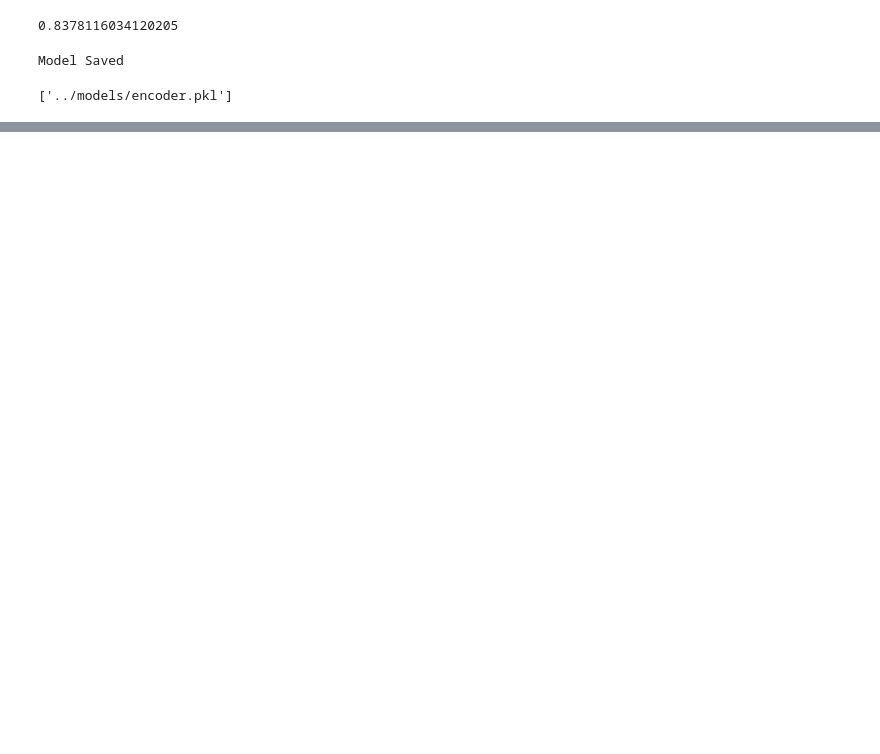
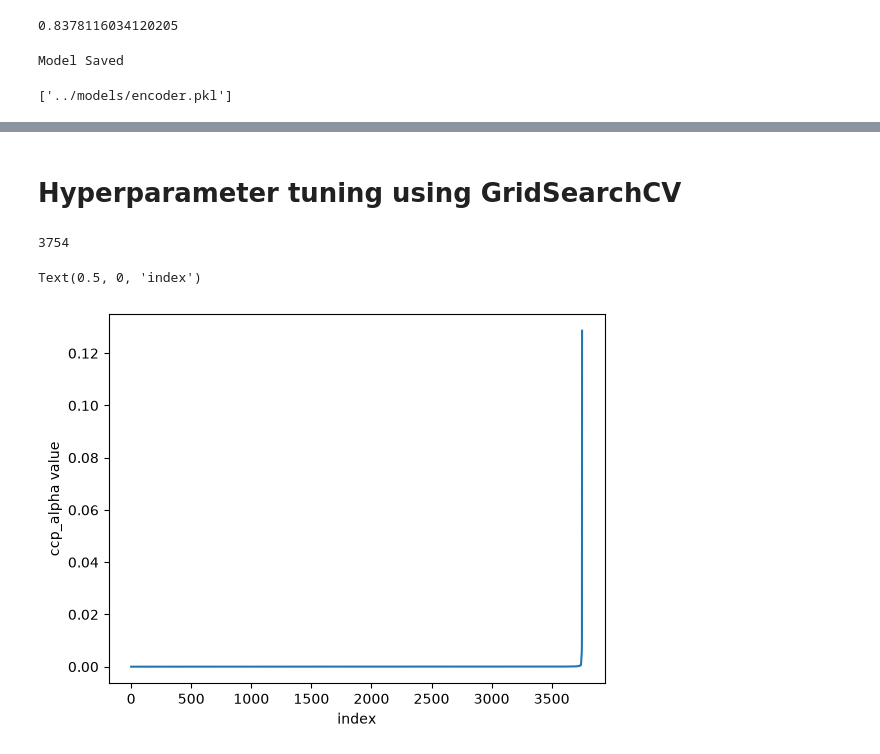
Before and after one commit to samisiraj/loan-default-prediction, a Jupyter notebook: notebooks/03_modelling.ipynb, the cells around one changed output, grey strips where cells are left out. Saved outputs shown, nothing was run; the diff lists cells and outputs as text; code cells hidden in the pictures; blank space fills up the shorter version.

```diff
--- a/notebooks/03_modelling.ipynb
+++ b/notebooks/03_modelling.ipynb
@@ -358,0 +442,11 @@ joblib.dump(encoder, '../models/encoder.pkl')
+# %% [markdown]
+# Hyperparameter tuning using GridSearchCV
+# %%
+display(len(ccp_alphas))
+plt.plot(ccp_alphas)
+plt.ylabel('ccp_alpha value')
+plt.xlabel('index')
+# %% [output]
+3754
+Text(0.5, 0, 'index')
+[figure, added]
```
Also changed, not shown: parts of 27 cells of this notebook, 1 other file.
